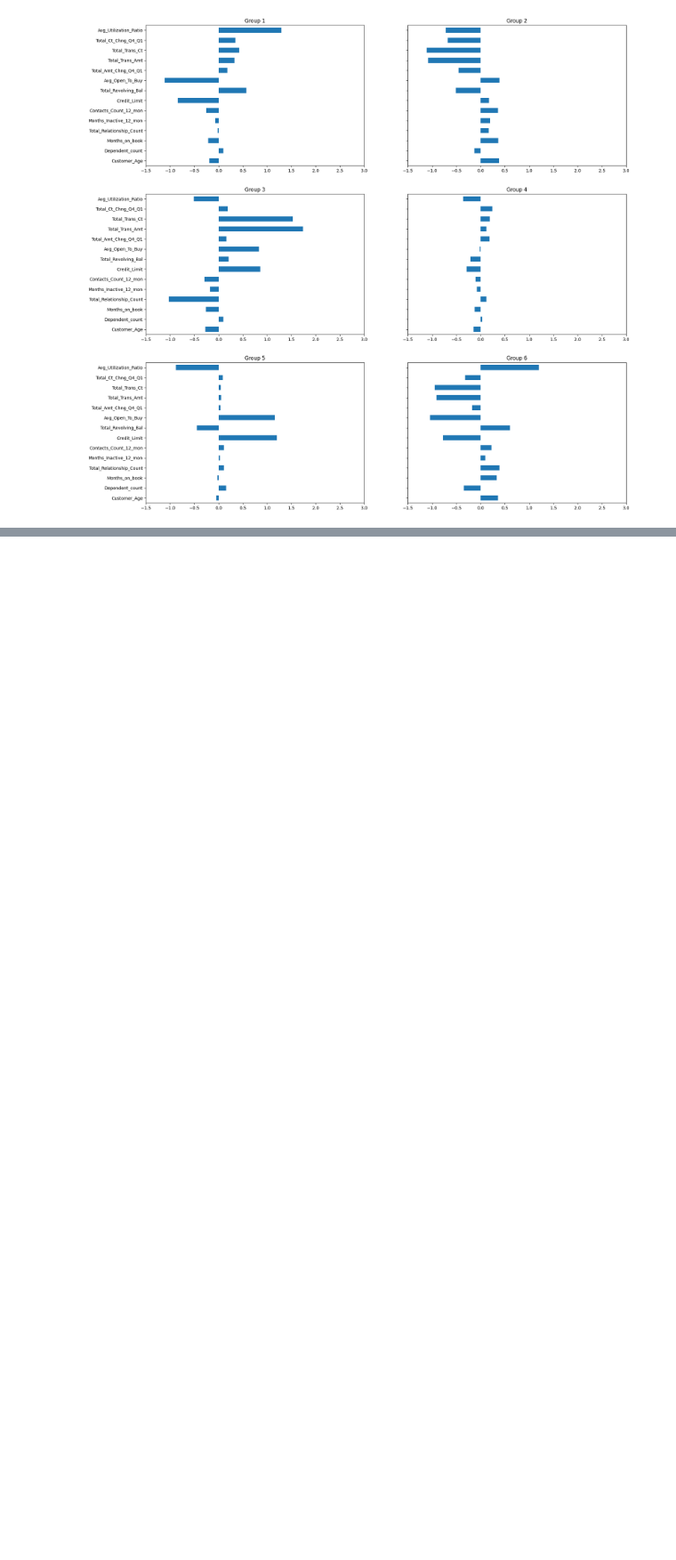
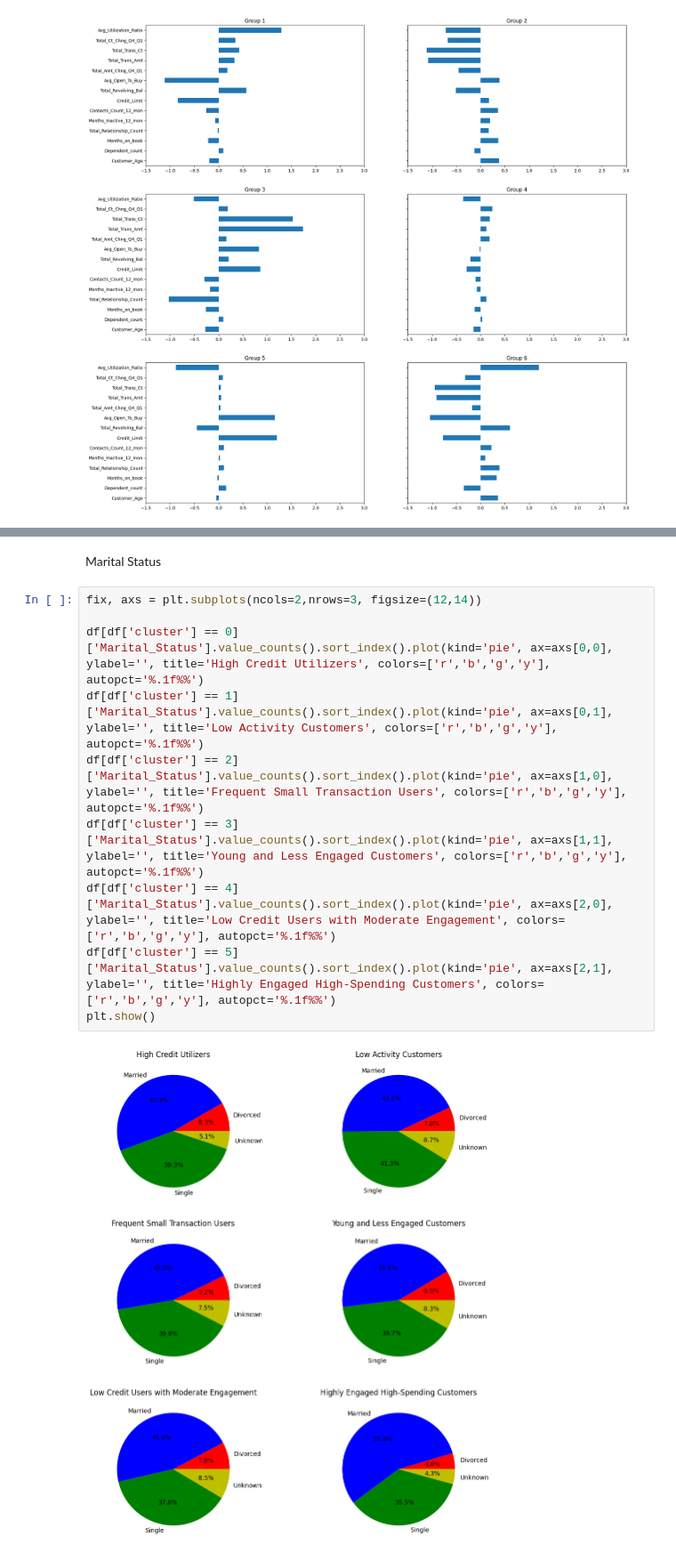
Before and after one commit to muntadherabdulhusein/DA_projects-credit-card-churn, a Jupyter notebook: Yeliz/yeliz_clus.ipynb, the cells around one changed output, grey strips where cells are left out. Shown at 89% size. Drawn from its saved outputs; the diff is of its cells as text; blank space fills up the shorter version.

```diff
--- a/Yeliz/yeliz_clus.ipynb
+++ b/Yeliz/yeliz_clus.ipynb
@@ -276,0 +293,14 @@ plt.show()
+# %% [markdown]
+Marital Status
+# %%
+fix, axs = plt.subplots(ncols=2,nrows=3, figsize=(12,14))
+
+df[df['cluster'] == 0]['Marital_Status'].value_counts().sort_index().plot(kind='pie', ax=axs[0,0], ylabel='', title='High Credit Utilizers', colors=['r','b','g','y'], autopct='%.1f%%')
+df[df['cluster'] == 1]['Marital_Status'].value_counts().sort_index().plot(kind='pie', ax=axs[0,1], ylabel='', title='Low Activity Customers', colors=['r','b','g','y'], autopct='%.1f%%')
+df[df['cluster'] == 2]['Marital_Status'].value_counts().sort_index().plot(kind='pie', ax=axs[1,0], ylabel='', title='Frequent Small Transaction Users', colors=['r','b','g','y'], autopct='%.1f%%')
+df[df['cluster'] == 3]['Marital_Status'].value_counts().sort_index().plot(kind='pie', ax=axs[1,1], ylabel='', title='Young and Less Engaged Customers', colors=['r','b','g','y'], autopct='%.1f%%')
+df[df['cluster'] == 4]['Marital_Status'].value_counts().sort_index().plot(kind='pie', ax=axs[2,0], ylabel='', title='Low Credit Users with Moderate Engagement', colors=['r','b','g','y'], autopct='%.1f%%')
+df[df['cluster'] == 5]['Marital_Status'].value_counts().sort_index().plot(kind='pie', ax=axs[2,1], ylabel='', title='Highly Engaged High-Spending Customers', colors=['r','b','g','y'], autopct='%.1f%%')
+plt.show()
+# %% [output]
+[figure, added]
```
Also changed, not shown: parts of 6 cells of this notebook, 1 other file.
